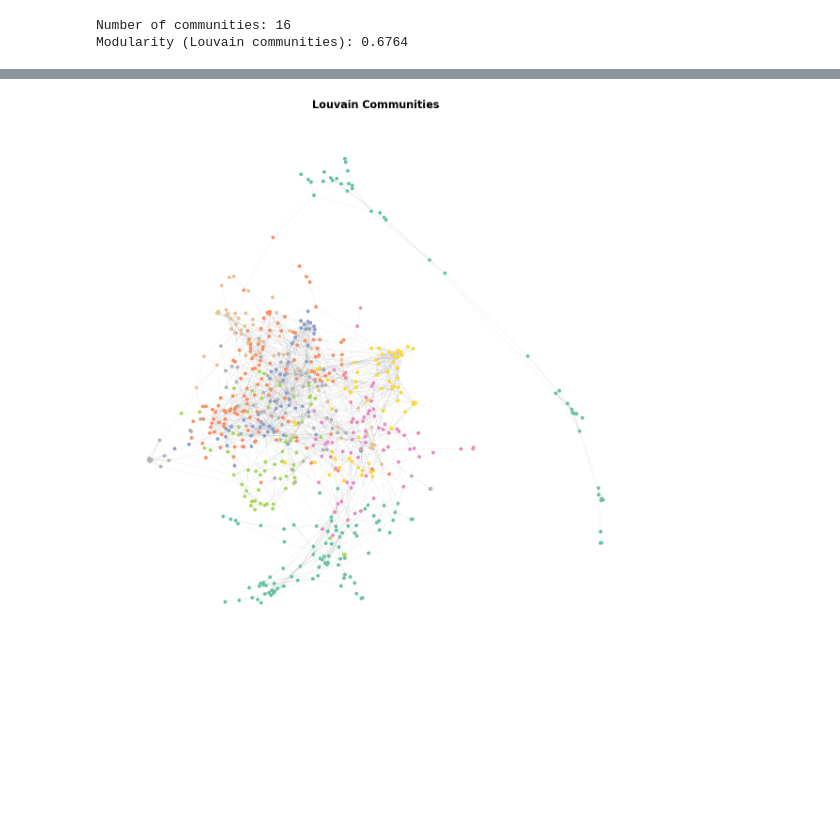
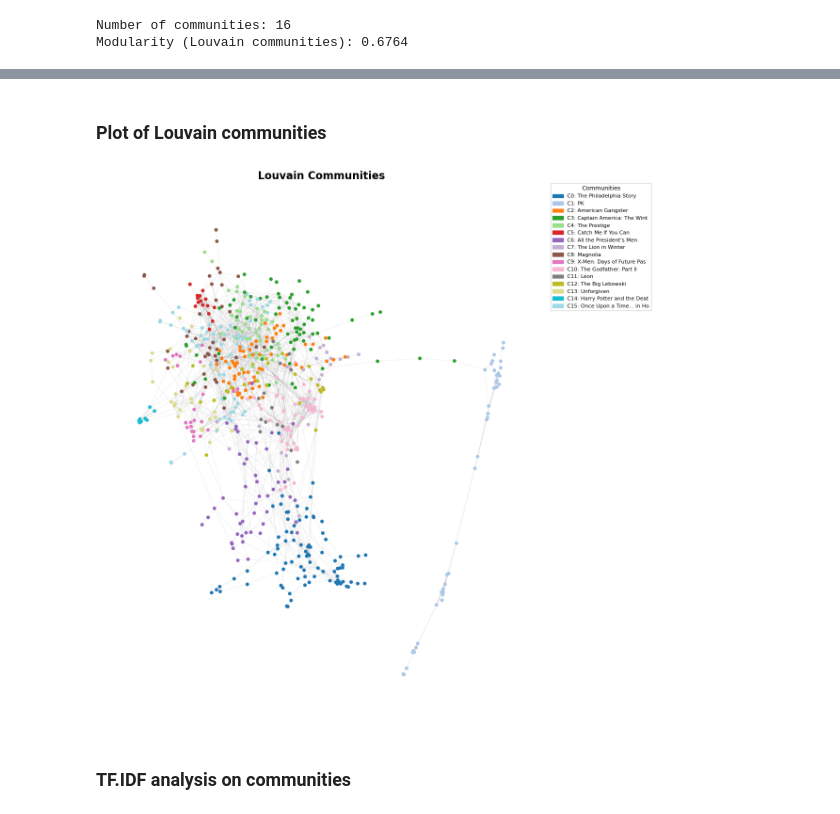
Before and after one commit to fridapfrandsen/SocialGraphsAssignment1, a Jupyter notebook: Project/Final_project.ipynb, the cells around one changed output, grey strips where cells are left out. Drawn from its saved outputs; the diff is of its cells as text; code cells hidden in the pictures; blank space fills up the shorter version.

```diff
--- a/Project/Final_project.ipynb
+++ b/Project/Final_project.ipynb
@@ -210,3 +221,8 @@ df_final['Released_Year'] = (
 )
 
 df_final["gl_user_id_tags"] = df_final["gl_user_id_tags"].apply(lambda lst: list(set(lst)))
+
+df_final["avg_gl_rating"] = [
+    round(np.mean(r), 2) if isinstance(r, list) and len(r) > 0 else np.nan
+    for r in df_final["gl_rating"]
+]
@@ -250,7 +292,8 @@ for i in range(len(df)):
     gl_user_id_tags = df["gl_user_id_tags"][i],
     gl_tag = df["gl_tag"][i],
     gl_user_id_ratings = df["gl_user_id_ratings"][i],
-    gl_rating = df["gl_rating"][i]
+    gl_rating = df["gl_rating"][i],
+    avg_gl_rating = df["avg_gl_rating"][i]
     )
 
 print(G)
@@ -396,0 +472,3 @@ plt.show()
+# %%
+df_final["sentiment_tokens"] = df_final["Description"].apply(clean_tokens)
+df_final["sentiment_score"] = df_final["sentiment_tokens"].apply(calc_sentiment)
@@ -396,0 +504,5 @@ plt.show()
+# %%
+for _, row in df_final.iterrows():
+    movie = row["Title"]
+    if movie in G_largest:
+        G_largest.nodes[movie]["sentiment_score"] = row["sentiment_score"]
@@ -482,31 +645,55 @@ Modularity (Louvain communities): 0.6764
+# %% [markdown]
+### Plot of Louvain communities
 # %%
-pos = nx.forceatlas2_layout(G, gravity=1.0, seed=100)
+pos = nx.forceatlas2_layout(G, gravity=1.0, seed=4)
 
 top_nodes = set().union(*louv_comm)
 
 # Coloring
-colors = plt.cm.Set2(np.linspace(0, 1, len(louv_comm)))
+colors = plt.cm.tab20(np.linspace(0, 1, len(louv_comm)))
 color_map = {}
 for i, comm in enumerate(louv_comm):
     for node in comm:
         color_map[node] = colors[i]
 
 node_colors = [color_map.get(n, (0.8, 0.8, 0.8, 0.25)) for n in G_largest.nodes()]
+
+# Community labels
+legend_labels = [
+    f"{row['Community']}: {str(row['Top connected movie in community'])[:25]}"
+    for _, row in community_df.iterrows()
+]
+
+handles = [
+    mpatches.Patch(color=colors[i], label=legend_labels[i])
+    for i in range(len(louv_comm))
+]
 
 # Plot
 plt.figure(figsize=(12, 12))
 nx.draw_networkx_edges(G_largest, pos, alpha=0.15, width=0.3, edge_color="black")
 nx.draw_networkx_nodes(
     G_largest,
     pos,
     node_size=30,
     node_color=node_colors,
     linewidths=0.1,
     edgecolors="none",
 )
 plt.title("Louvain Communities", fontsize=16, fontweight="bold")
+plt.legend(
+    handles=handles,
+    title="Communities",
+    bbox_to_anchor=(1.02, 1),
+    loc="upper left",
+    borderaxespad=0.0,
+    fontsize=8,
+    title_fontsize=9,
+)
 plt.axis("off")
 plt.tight_layout()
 plt.show()
 # %% [output]
-[figure, old version]
+[figure, new version]
+# %% [markdown]
+### TF.IDF analysis on communities
```
Also changed, not shown: parts of 33 cells of this notebook.
